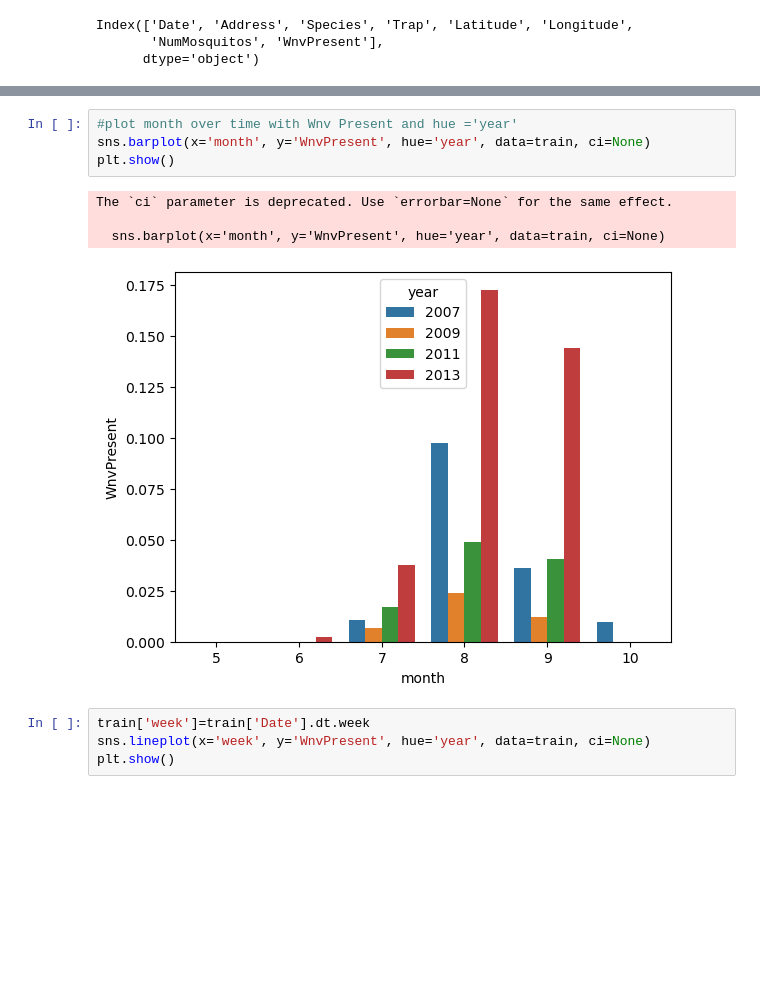
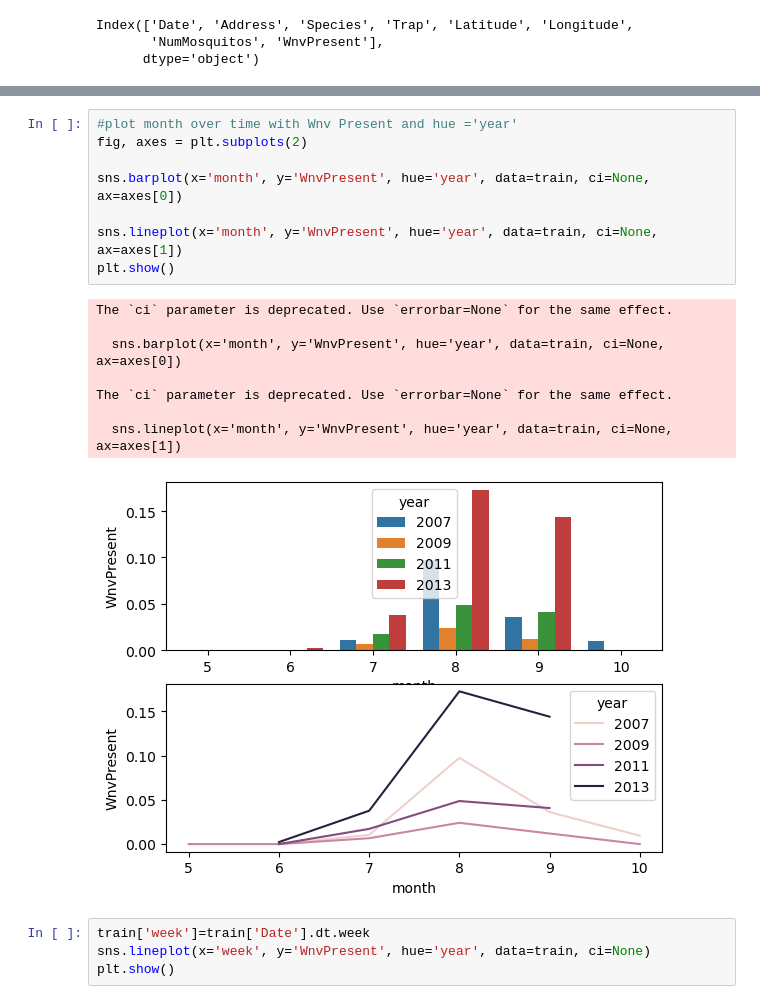
Before and after one commit to annapfenner/Predicting-the-West-Nile-virus, a Jupyter notebook: Capstone Project 2 - Data Wrangling.ipynb, the cells around one changed output, grey strips where cells are left out. Saved outputs shown, nothing was run; the diff lists cells and outputs as text; blank space fills up the shorter version.

```diff
--- a/Capstone Project 2 - Data Wrangling.ipynb
+++ b/Capstone Project 2 - Data Wrangling.ipynb
@@ -96,12 +106,20 @@ plt.show()
 # %%
 #plot month over time with Wnv Present and hue ='year'
-sns.barplot(x='month', y='WnvPresent', hue='year', data=train, ci=None)
+fig, axes = plt.subplots(2)
+
+sns.barplot(x='month', y='WnvPresent', hue='year', data=train, ci=None, ax=axes[0])
+
+sns.lineplot(x='month', y='WnvPresent', hue='year', data=train, ci=None, ax=axes[1])
 plt.show()
 # %% [output]
 The `ci` parameter is deprecated. Use `errorbar=None` for the same effect.
 
-  sns.barplot(x='month', y='WnvPresent', hue='year', data=train, ci=None)
+  sns.barplot(x='month', y='WnvPresent', hue='year', data=train, ci=None, ax=axes[0])
+
+The `ci` parameter is deprecated. Use `errorbar=None` for the same effect.
+
+  sns.lineplot(x='month', y='WnvPresent', hue='year', data=train, ci=None, ax=axes[1])
-[figure, old version]
+[figure, new version]
 # %%
 train['week']=train['Date'].dt.week
 sns.lineplot(x='week', y='WnvPresent', hue='year', data=train, ci=None)
```
Also changed, not shown: parts of 40 cells of this notebook.
